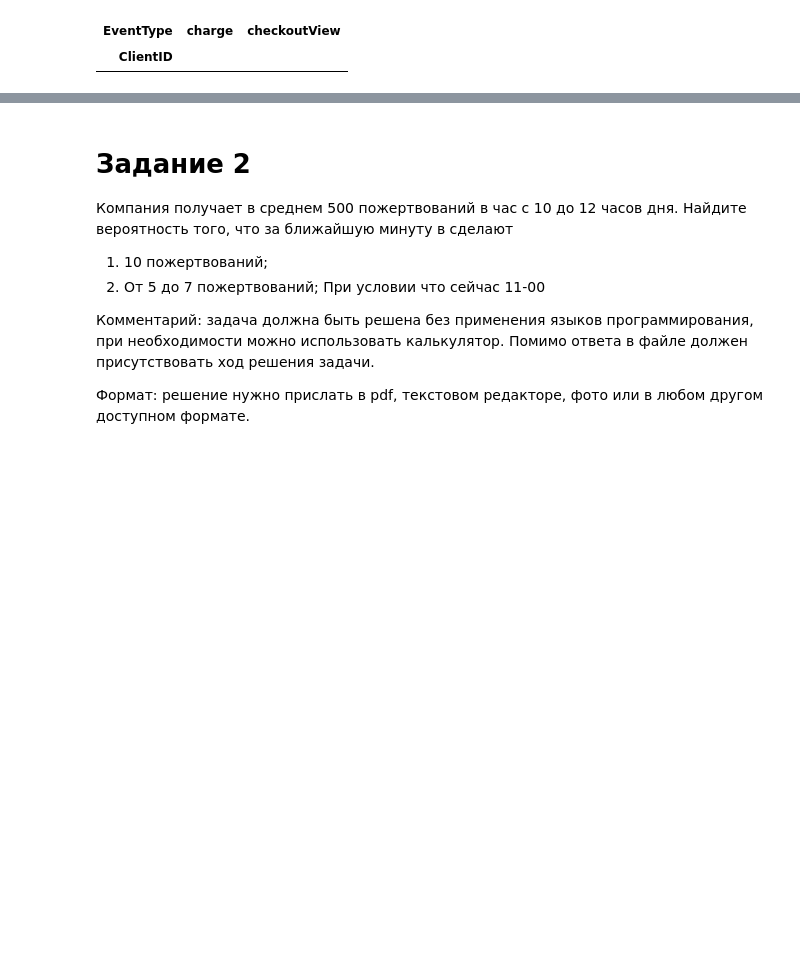
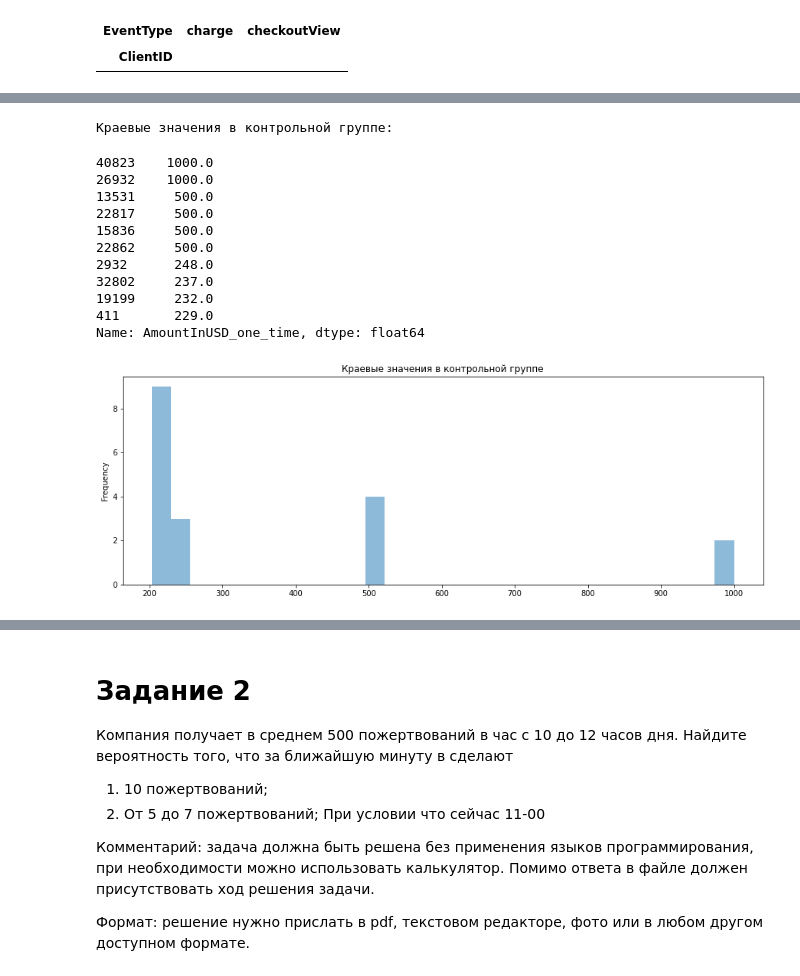
Before and after one commit to KotovIvanUnique/data_analysis_practice, a Jupyter notebook: test_case_3/test_case_3.ipynb, the cells around one changed output, grey strips where cells are left out. Drawn from its saved outputs; the diff is of its cells as text; code cells hidden in the pictures; blank space fills up the shorter version.

```diff
--- a/test_case_3/test_case_3.ipynb
+++ b/test_case_3/test_case_3.ipynb
@@ -236,3 +251,24 @@ client_result_agg[client_result_agg.tag == 'test'].Donated_share.item() - client
+# %%
+fig = plt.figure(figsize = (15,5))
+ax = fig.gca()
+ax.set_title('Краевые значения в контрольной группе')
+print('Краевые значения в контрольной группе:')
+client_result[(client_result.tag == 'control') & (client_result.AmountInUSD_one_time > 200)]['AmountInUSD_one_time'].plot.hist(bins=30, alpha=0.5, ax = ax)
+client_result[(client_result.tag == 'control') & (client_result.AmountInUSD_one_time > 200)].dropna(subset=['AmountInUSD_one_time']).sort_values(by='AmountInUSD_one_time', ascending=False)['AmountInUSD_one_time'].head(10)
+# %% [output]
+Краевые значения в контрольной группе:
+40823    1000.0
+26932    1000.0
+13531     500.0
+22817     500.0
+15836     500.0
+22862     500.0
+2932      248.0
+32802     237.0
+19199     232.0
+411       229.0
+Name: AmountInUSD_one_time, dtype: float64
+[figure, added]
 # %%
 fig0 = px.bar(client_result_agg, x='tag', y='AmountInUSD_one_time_sum', color='tag', title='Total one time donations, USD', width=500, height=400)
 fig0.show()
```
Also changed, not shown: parts of 11 cells of this notebook.
